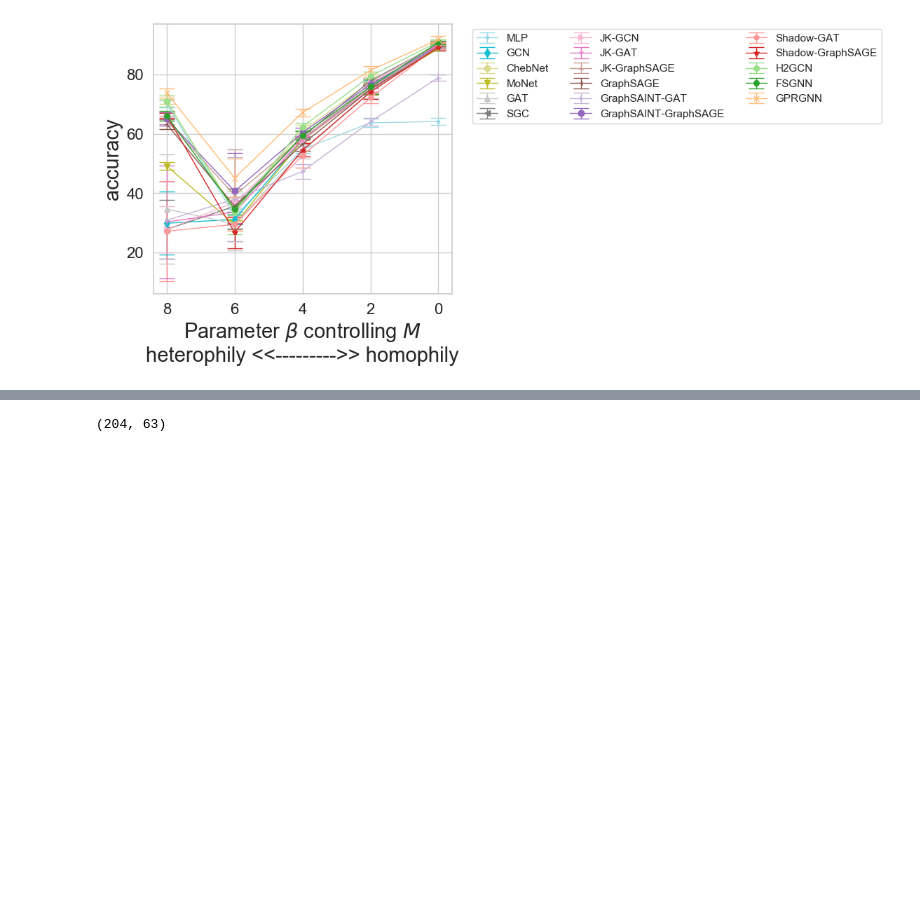
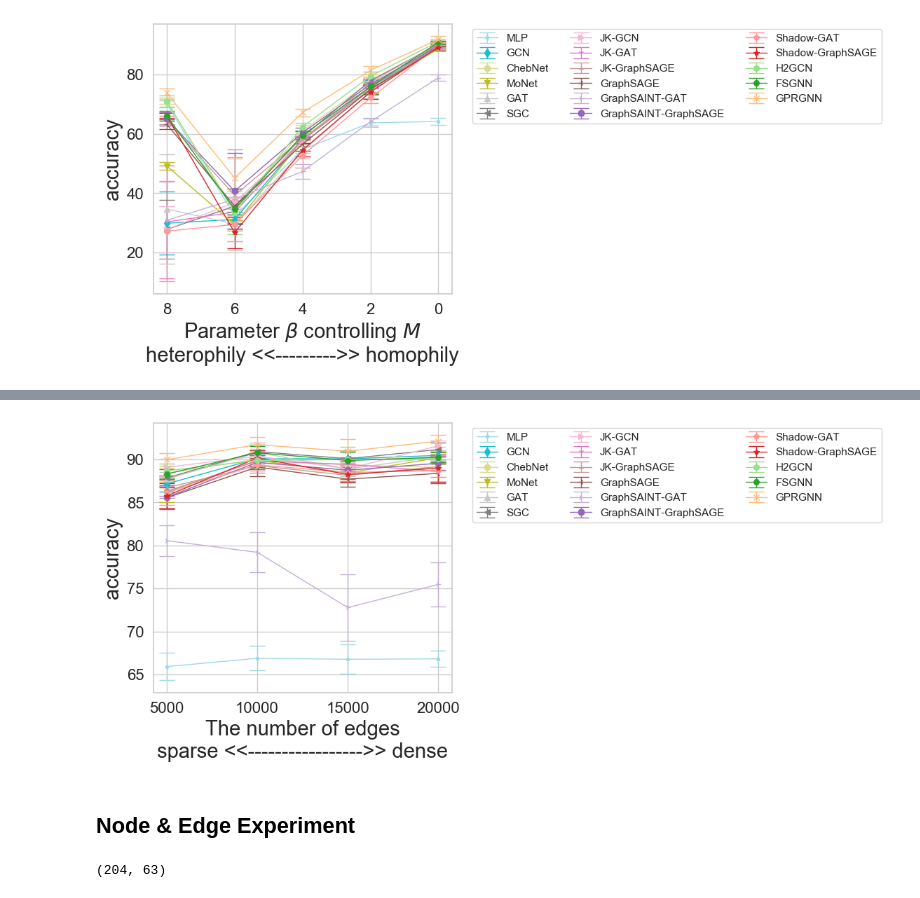
Before and after one commit to seijimaekawa/empirical-study-of-GNNs, a Jupyter notebook: notebooks/supplementary.ipynb, the cells around one changed output, grey strips where cells are left out. Drawn from its saved outputs; the diff is of its cells as text; code cells hidden in the pictures; blank space fills up the shorter version.

Commit message:
add edge exp result

```diff
--- a/notebooks/supplementary.ipynb
+++ b/notebooks/supplementary.ipynb
@@ -193,0 +195,9 @@ x_list ['8', '6', '4', '2', '0']
+# %%
+exp = "scalability_edge"
+split = "supervised"
+result_path = f"{path_result}result_{exp}_{split}8.csv"
+
+df_scalability_edge = pd.read_csv(result_path)
+print(df_scalability_edge.shape)
+df_scalability_edge.head()[["dataset", "net", "test_f1_macro_mean",
+                                 "test_f1_macro_std", "date", "total_time_mean"]]
@@ -194,3 +212,24 @@ x_list ['8', '6', '4', '2', '0']
+# %%
+base_dataset = "cora"
+metric = "test_acc"
+ylabel = 'accuracy'
+xlabel = "The number of edges\nsparse <<----------------->> dense"
+x_list = [5000, 10000, 15000, 20000]
+x_list = [str(x) for x in x_list]
+
+plot_result(
+    df_scalability_edge,
+    methods,
+    x_list,
+    base_dataset,
+    labels=[
+        xlabel,
+        ylabel],
+    metric=metric)
+# %% [output]
+[figure, added]
+# %% [markdown]
+## Node & Edge Experiment
 # %%
 exp = "scalability_node_edge"
 split = "supervised"
```
Also changed, not shown: parts of 3 cells of this notebook, 1 other file.
